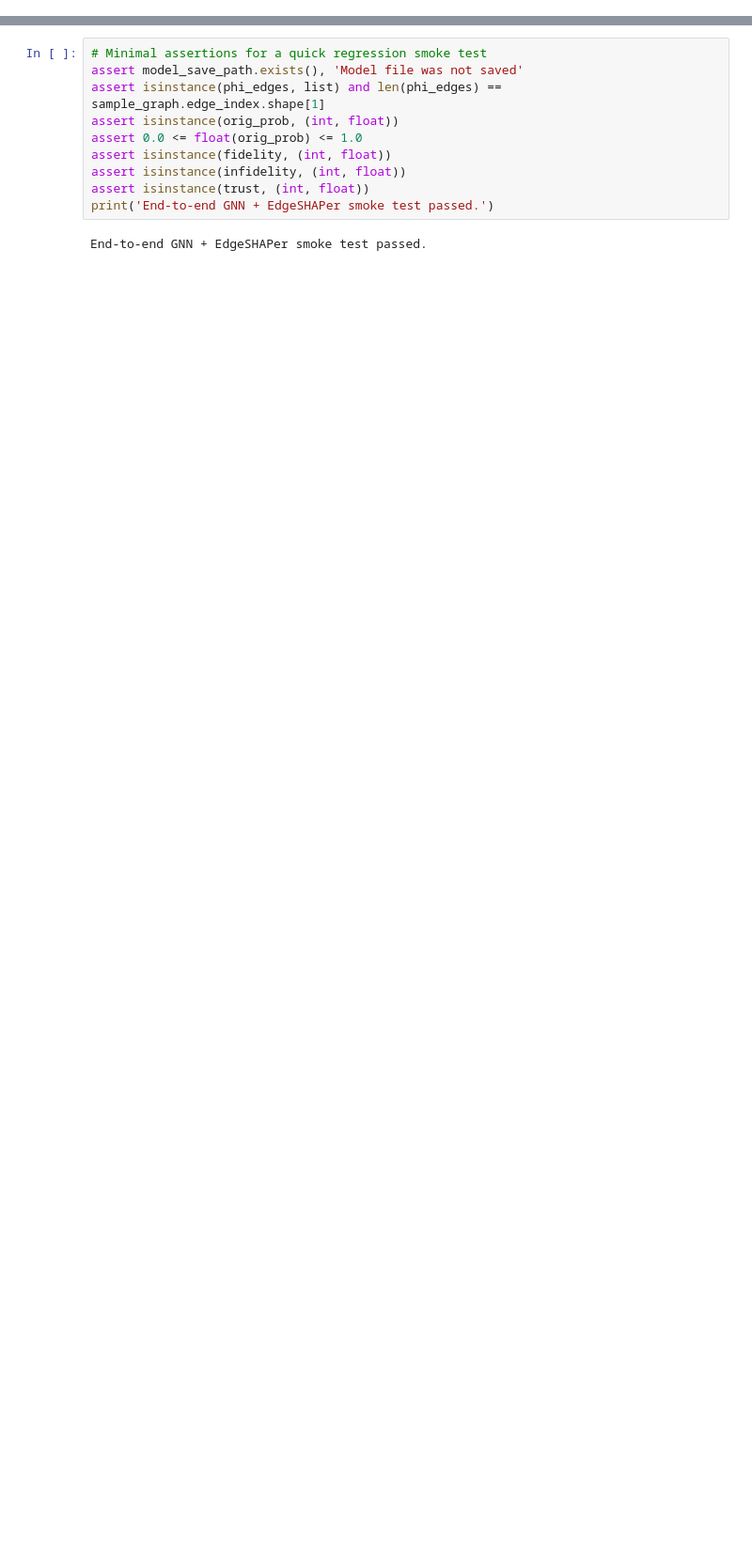
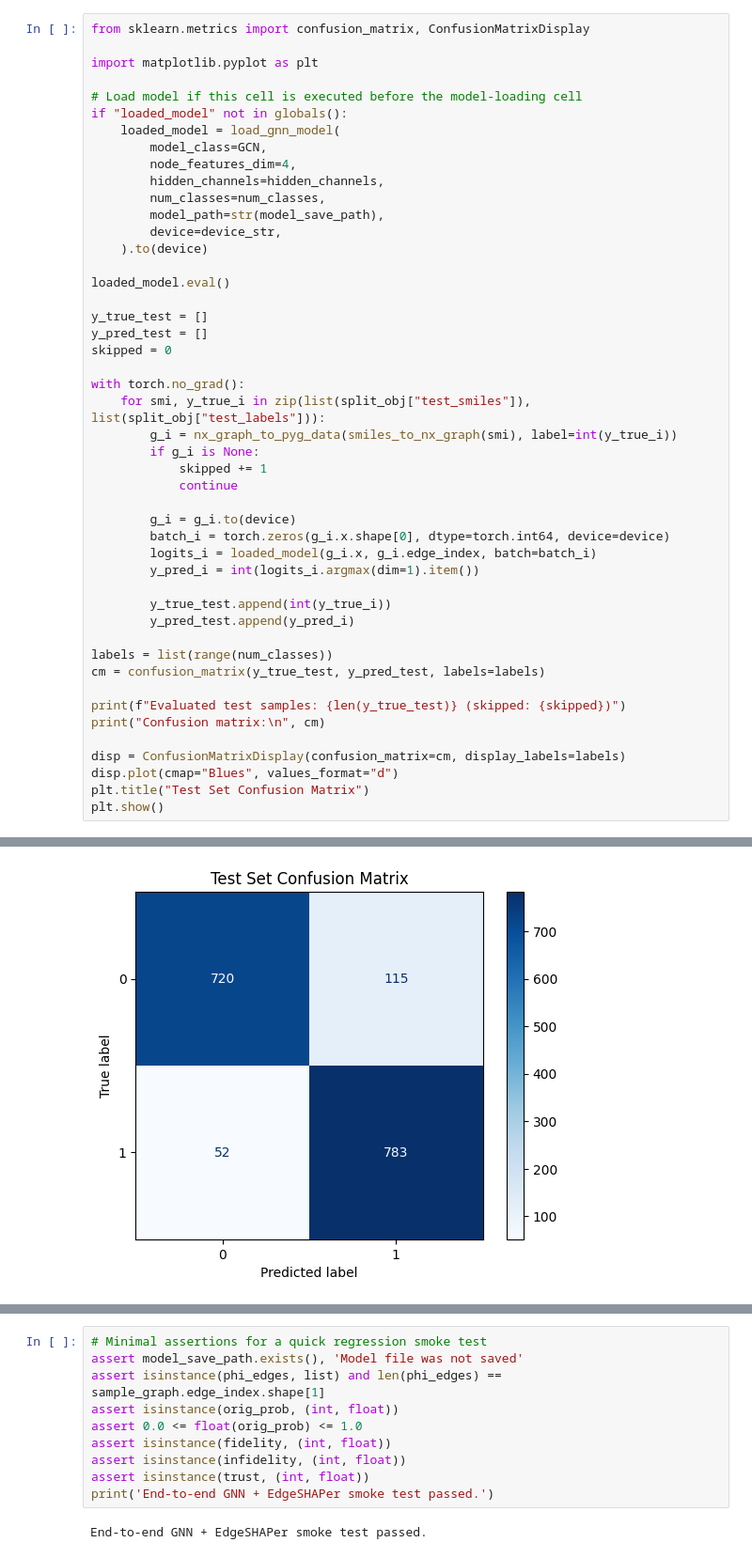
Before and after one commit to LSI-Uni-Bonn/ChemicHAL, a Jupyter notebook: notebooks/test_edgeshaper.ipynb, the cells around one changed output, grey strips where cells are left out. Shown at 94% size. Drawn from its saved outputs; the diff is of its cells as text; blank space fills up the shorter version.

```diff
--- a/notebooks/test_edgeshaper.ipynb
+++ b/notebooks/test_edgeshaper.ipynb
@@ -81,0 +115,48 @@ Model saved exists: True
+# %%
+from sklearn.metrics import confusion_matrix, ConfusionMatrixDisplay
+
+import matplotlib.pyplot as plt
+
+# Load model if this cell is executed before the model-loading cell
+if "loaded_model" not in globals():
+    loaded_model = load_gnn_model(
+        model_class=GCN,
+        node_features_dim=4,
+        hidden_channels=hidden_channels,
+        num_classes=num_classes,
+        model_path=str(model_save_path),
+        device=device_str,
+    ).to(device)
+
+loaded_model.eval()
+
+y_true_test = []
+y_pred_test = []
+skipped = 0
+
+with torch.no_grad():
+    for smi, y_true_i in zip(list(split_obj["test_smiles"]), list(split_obj["test_labels"])):
+        g_i = nx_graph_to_pyg_data(smiles_to_nx_graph(smi), label=int(y_true_i))
+        if g_i is None:
+            skipped += 1
+            continue
+
+        g_i = g_i.to(device)
+        batch_i = torch.zeros(g_i.x.shape[0], dtype=torch.int64, device=device)
+        logits_i = loaded_model(g_i.x, g_i.edge_index, batch=batch_i)
+        y_pred_i = int(logits_i.argmax(dim=1).item())
+
+        y_true_test.append(int(y_true_i))
+        y_pred_test.append(y_pred_i)
+
+labels = list(range(num_classes))
+cm = confusion_matrix(y_true_test, y_pred_test, labels=labels)
+
+print(f"Evaluated test samples: {len(y_true_test)} (skipped: {skipped})")
+print("Confusion matrix:\n", cm)
+
+disp = ConfusionMatrixDisplay(confusion_matrix=cm, display_labels=labels)
+disp.plot(cmap="Blues", values_format="d")
+plt.title("Test Set Confusion Matrix")
+plt.show()
+# %% [output]
@@ -82 +167,2 @@ Model saved exists: True
+[figure, added]
 # %%
```
Also changed, not shown: parts of 6 cells of this notebook, 14 other files.
